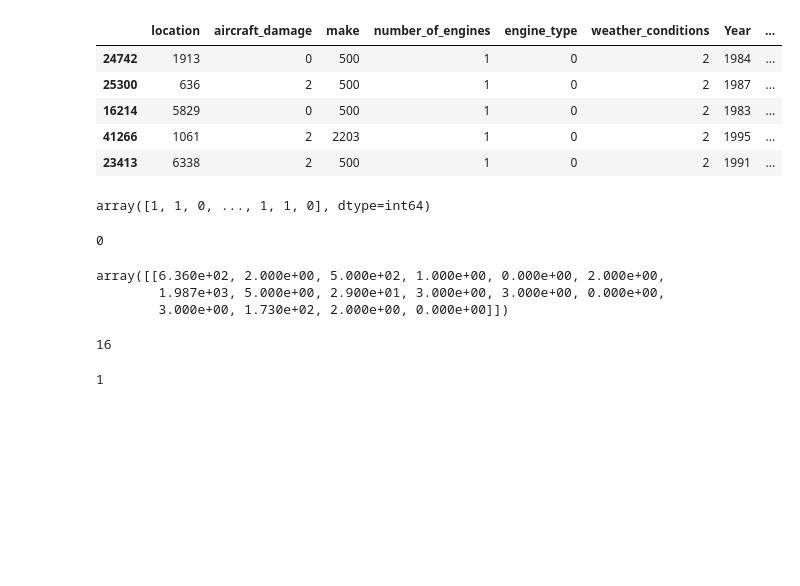
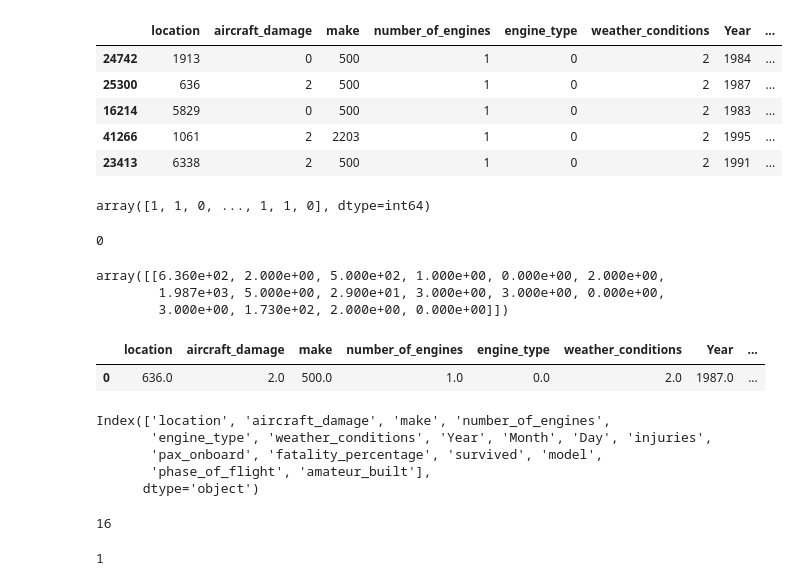
Before and after one commit to mayurasandakalum/ml-aviation-safety, a Jupyter notebook: notebooks/5 - Modeling.ipynb, the cells around one changed output. Cells and saved outputs as stored; diff of their text form; code cells hidden in the pictures; blank space fills up the shorter version.

Commit message:
Update index.html and Modeling.ipynb

```diff
--- a/notebooks/5 - Modeling.ipynb
+++ b/notebooks/5 - Modeling.ipynb
@@ -776,6 +776,21 @@ X_test.iloc[1].values.reshape(1, -1)
 array([[6.360e+02, 2.000e+00, 5.000e+02, 1.000e+00, 0.000e+00, 2.000e+00,
         1.987e+03, 5.000e+00, 2.900e+01, 3.000e+00, 3.000e+00, 0.000e+00,
         3.000e+00, 1.730e+02, 2.000e+00, 0.000e+00]])
+# %%
+data = X_test.iloc[1].values.reshape(1, -1)
+df = pd.DataFrame(data, columns=X_test.columns)
+df
+# %% [output]
+|  | location | aircraft_damage | make | number_of_engines | engine_type | weather_conditions | Year | ... |
+| 0 | 636.0 | 2.0 | 500.0 | 1.0 | 0.0 | 2.0 | 1987.0 | ... |
+# %%
+df.columns
+# %% [output]
+Index(['location', 'aircraft_damage', 'make', 'number_of_engines',
+       'engine_type', 'weather_conditions', 'Year', 'Month', 'Day', 'injuries',
+       'pax_onboard', 'fatality_percentage', 'survived', 'model',
+       'phase_of_flight', 'amateur_built'],
+      dtype='object')
 # %%
 len(X_test.iloc[1].values.reshape(1, -1)[0])
 # %% [output]
```
Also changed, not shown: 2 other files.
